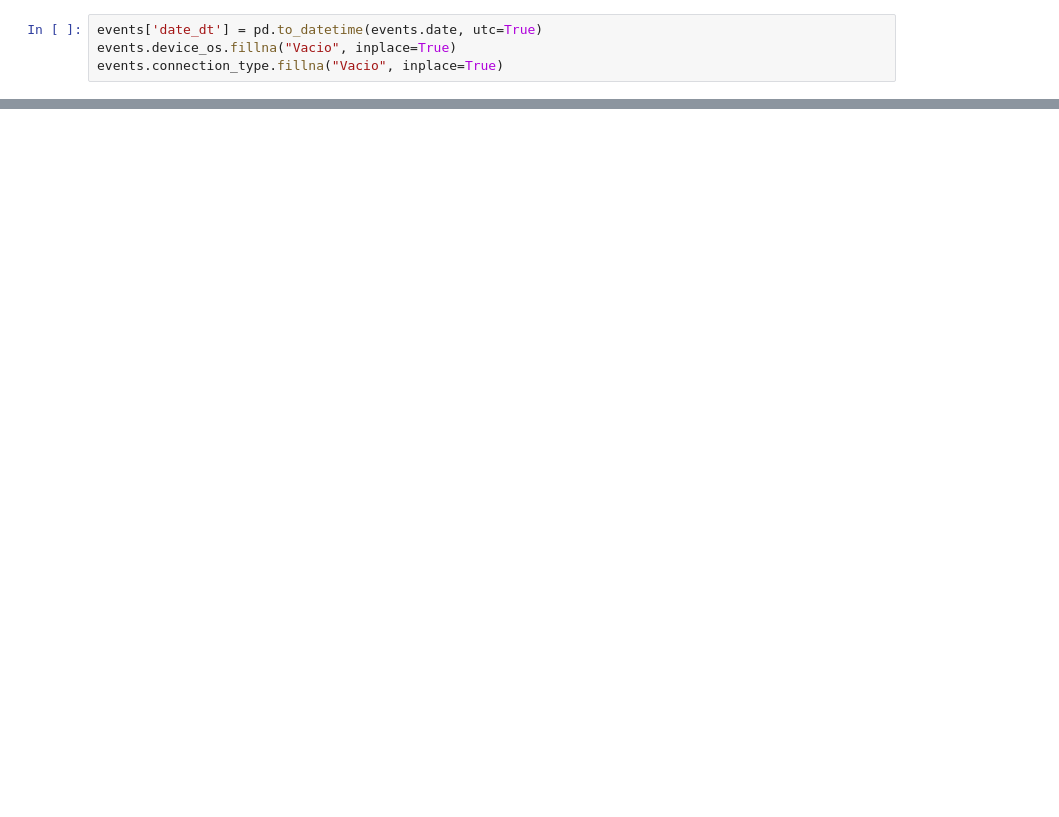
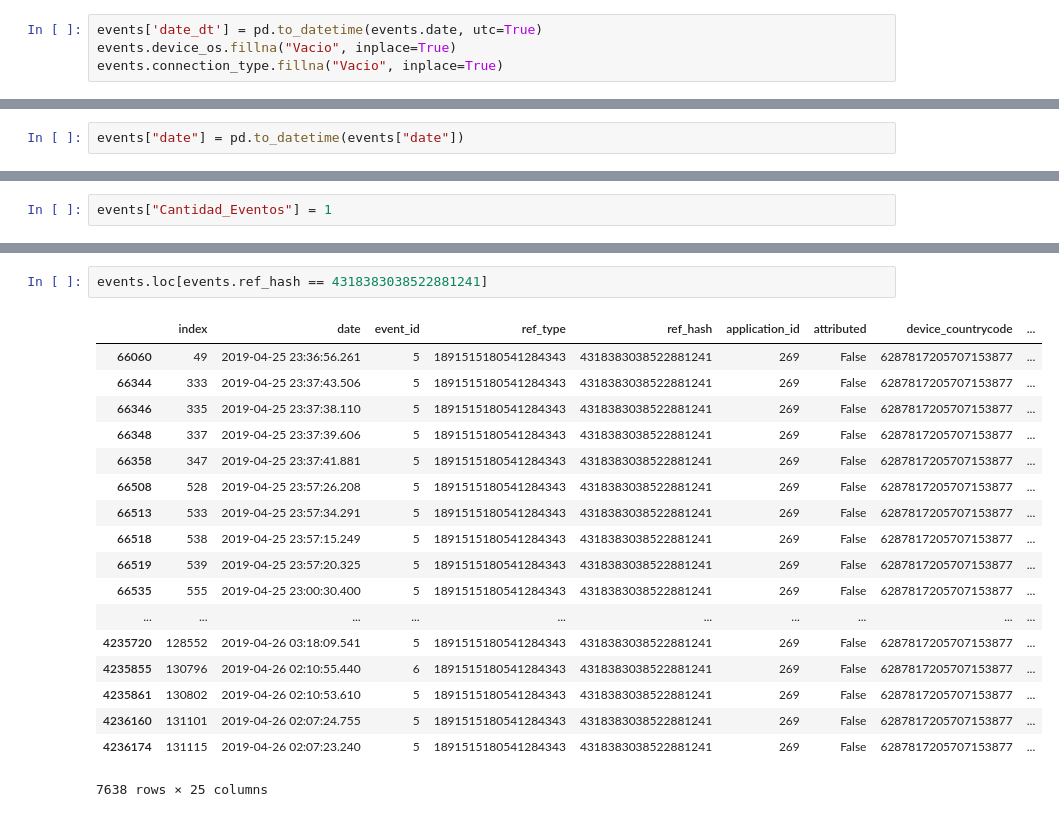
Before and after one commit to MartinRosasSommer/Datos2019, a Jupyter notebook: Analisis_Events.ipynb, the cells around one changed output, grey strips where cells are left out. Cells and saved outputs as stored; diff of their text form; blank space fills up the shorter version.

Commit message:
Se agregan 3 features sobre las cantidad de eventos de cada usuario

```diff
--- a/Analisis_Events.ipynb
+++ b/Analisis_Events.ipynb
@@ -225,0 +115,2 @@ events_nulls.groupby("carrier").agg({'Cantidad': 'sum'}).reset_index()["carrier"
+# %%
+events["date"] = pd.to_datetime(events["date"])
@@ -245,0 +141,2 @@ Name: date_dt, Length: 2488829, dtype: int64
+# %%
+events["Cantidad_Eventos"] = 1
@@ -245,0 +167,21 @@ Name: date_dt, Length: 2488829, dtype: int64
+# %%
+events.loc[events.ref_hash == 4318383038522881241]
+# %% [output]
+|  | index | date | event_id | ref_type | ref_hash | application_id | attributed | device_countrycode | ... |
+| 66060 | 49 | 2019-04-25 23:36:56.261 | 5 | 1891515180541284343 | 4318383038522881241 | 269 | False | 6287817205707153877 | ... |
+| 66344 | 333 | 2019-04-25 23:37:43.506 | 5 | 1891515180541284343 | 4318383038522881241 | 269 | False | 6287817205707153877 | ... |
+| 66346 | 335 | 2019-04-25 23:37:38.110 | 5 | 1891515180541284343 | 4318383038522881241 | 269 | False | 6287817205707153877 | ... |
+| 66348 | 337 | 2019-04-25 23:37:39.606 | 5 | 1891515180541284343 | 4318383038522881241 | 269 | False | 6287817205707153877 | ... |
+| 66358 | 347 | 2019-04-25 23:37:41.881 | 5 | 1891515180541284343 | 4318383038522881241 | 269 | False | 6287817205707153877 | ... |
+| 66508 | 528 | 2019-04-25 23:57:26.208 | 5 | 1891515180541284343 | 4318383038522881241 | 269 | False | 6287817205707153877 | ... |
+| 66513 | 533 | 2019-04-25 23:57:34.291 | 5 | 1891515180541284343 | 4318383038522881241 | 269 | False | 6287817205707153877 | ... |
+| 66518 | 538 | 2019-04-25 23:57:15.249 | 5 | 1891515180541284343 | 4318383038522881241 | 269 | False | 6287817205707153877 | ... |
+| 66519 | 539 | 2019-04-25 23:57:20.325 | 5 | 1891515180541284343 | 4318383038522881241 | 269 | False | 6287817205707153877 | ... |
+| 66535 | 555 | 2019-04-25 23:00:30.400 | 5 | 1891515180541284343 | 4318383038522881241 | 269 | False | 6287817205707153877 | ... |
+| ... | ... | ... | ... | ... | ... | ... | ... | ... | ... |
+| 4235720 | 128552 | 2019-04-26 03:18:09.541 | 5 | 1891515180541284343 | 4318383038522881241 | 269 | False | 6287817205707153877 | ... |
+| 4235855 | 130796 | 2019-04-26 02:10:55.440 | 6 | 1891515180541284343 | 4318383038522881241 | 269 | False | 6287817205707153877 | ... |
+| 4235861 | 130802 | 2019-04-26 02:10:53.610 | 5 | 1891515180541284343 | 4318383038522881241 | 269 | False | 6287817205707153877 | ... |
+| 4236160 | 131101 | 2019-04-26 02:07:24.755 | 5 | 1891515180541284343 | 4318383038522881241 | 269 | False | 6287817205707153877 | ... |
+| 4236174 | 131115 | 2019-04-26 02:07:23.240 | 5 | 1891515180541284343 | 4318383038522881241 | 269 | False | 6287817205707153877 | ... |
+7638 rows × 25 columns
```
Also changed, not shown: parts of 89 cells of this notebook.
